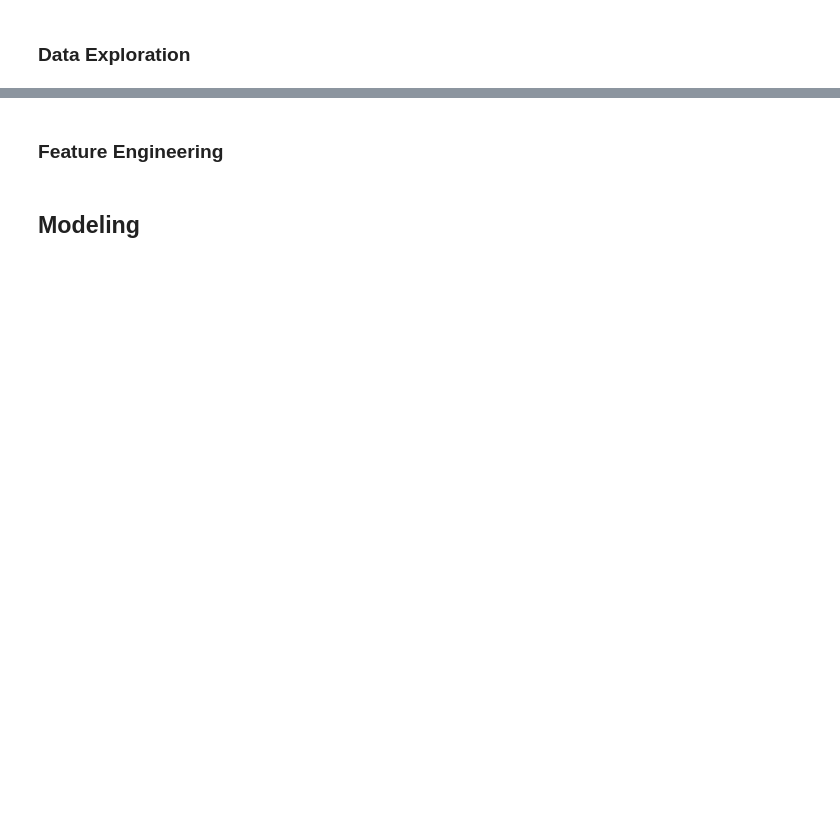
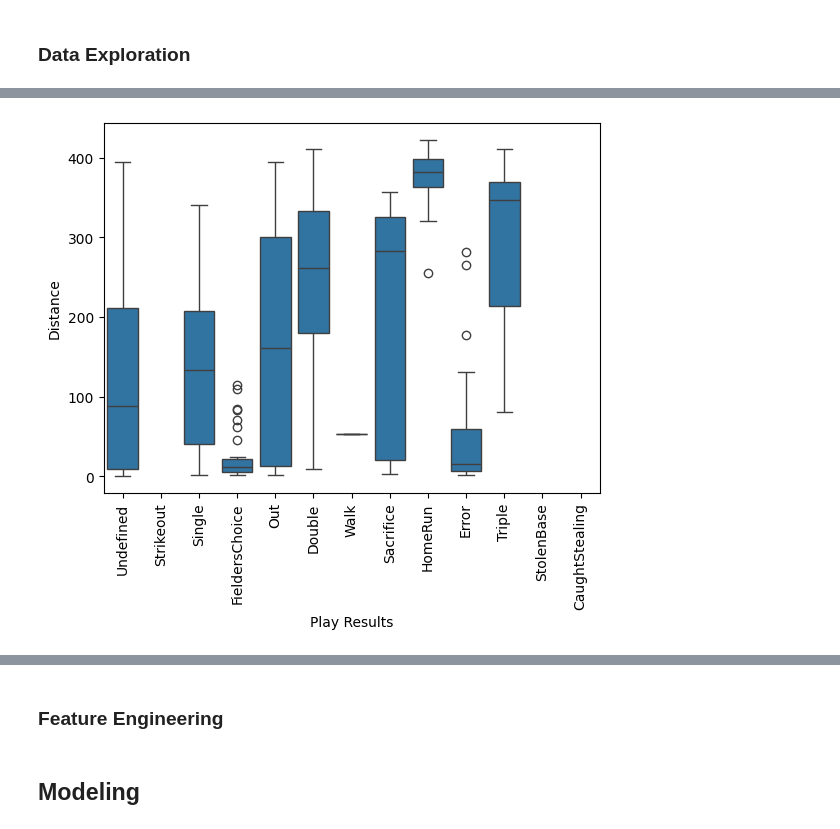
Before and after one commit to dylan-dang/baseball-ml-project, a Jupyter notebook: notebook.ipynb, the cells around one changed output, grey strips where cells are left out. Saved outputs shown, nothing was run; the diff lists cells and outputs as text; code cells hidden in the pictures; blank space fills up the shorter version.

Commit message:
Did preliminary data exploration

```diff
--- a/notebook.ipynb
+++ b/notebook.ipynb
@@ -28,0 +29,34 @@ data.head()
+# %%
+data = pd.read_csv('data_10k.csv')
+
+data.head()
+
+columns_to_keep = [
+    # target and core features
+    'PlayResult',
+    'RunsScored',
+    'RelSpeed',
+    'SpinRate',
+    'SpinAxis',
+    'ExitSpeed',
+    'Angle',
+    'Distance',
+    'HangTime',
+    'VertBreak',
+    'InducedVertBreak',
+    'HorzBreak',
+    'PlateLocHeight',
+    'PlateLocSide',
+    'Direction',
+
+    'MaxHeight',
+    'MeasuredDuration',
+    'SpeedDrop',
+    'ContactPositionX', 'ContactPositionY', 'ContactPositionZ',
+    'HitSpinAxis',
+    'HitTrajectoryXc0', 'HitTrajectoryXc1', 'HitTrajectoryXc2',
+    'HitTrajectoryYc0', 'HitTrajectoryYc1', 'HitTrajectoryYc2',
+    'HitTrajectoryZc0', 'HitTrajectoryZc1', 'HitTrajectoryZc2'
+]
+
+data = data[columns_to_keep]
@@ -35,0 +136,9 @@ C:\Users\kenne\AppData\Local\Microsoft\WindowsApps\python.exe
+# %%
+plt.figure()
+sns.boxplot(x='PlayResult', y='Distance', data=data)
+plt.xlabel('Play Results')
+plt.ylabel('Distance')
+plt.xticks(rotation=90)
+plt.show()
+# %% [output]
+[figure, added]
```
Also changed, not shown: parts of 16 cells of this notebook, 1 other file.
